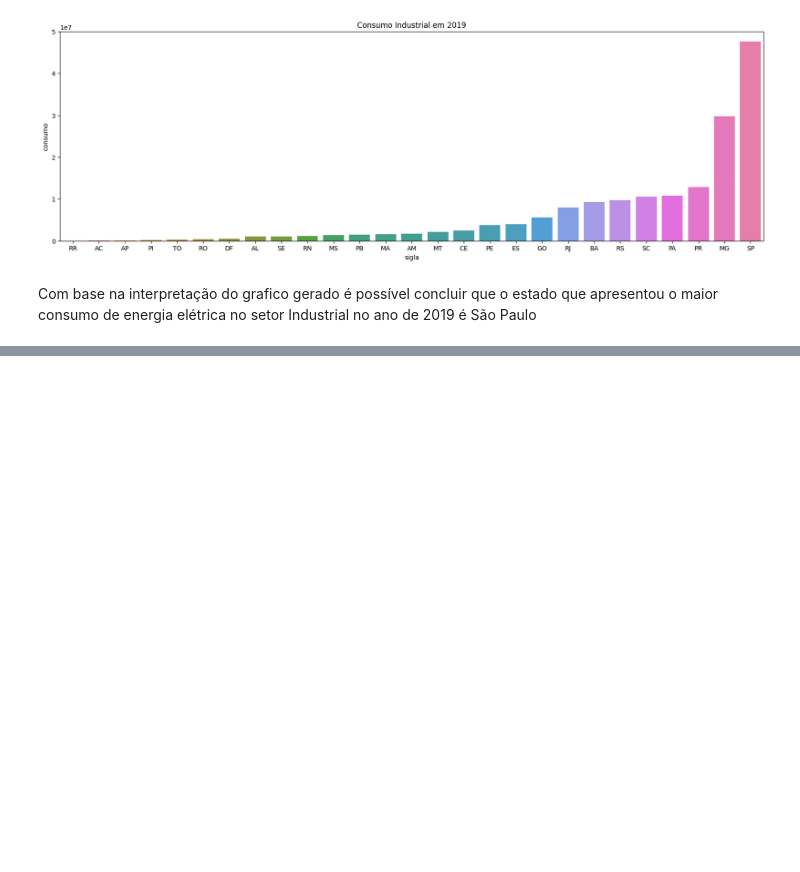
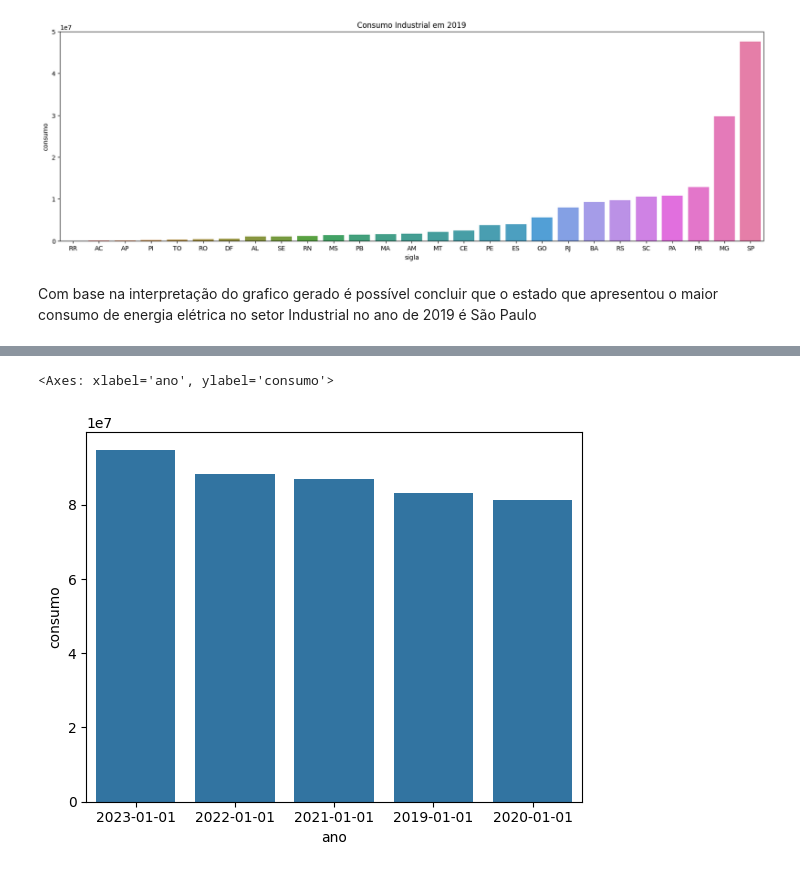
Before and after one commit to davi873/AI_energy_analysis_py, a Jupyter notebook: notebooks/insights.ipynb, the cells around one changed output, grey strips where cells are left out. Drawn from its saved outputs; the diff is of its cells as text; code cells hidden in the pictures; blank space fills up the shorter version.

```diff
--- a/notebooks/insights.ipynb
+++ b/notebooks/insights.ipynb
@@ -102,0 +240,4 @@ Com base na interpretação do grafico gerado é possível concluir que o estado
+# %%
+filtro_Nordeste = (df_energy_insights['regiao']=='Nordeste')
+df_filtro_Nordeste = df_energy_insights[filtro_Nordeste].groupby('ano')['consumo'].sum().reset_index().sort_values(by='consumo', ascending=False).head()
+df_filtro_Nordeste.head()
@@ -102,0 +251,8 @@ Com base na interpretação do grafico gerado é possível concluir que o estado
+# %%
+import seaborn as sns
+import matplotlib.pyplot as plt
+
+sns.barplot(data=df_filtro_Nordeste, x='ano', y='consumo')
+# %% [output]
+<Axes: xlabel='ano', ylabel='consumo'>
+[figure, added]
```
Also changed, not shown: parts of 19 cells of this notebook.
